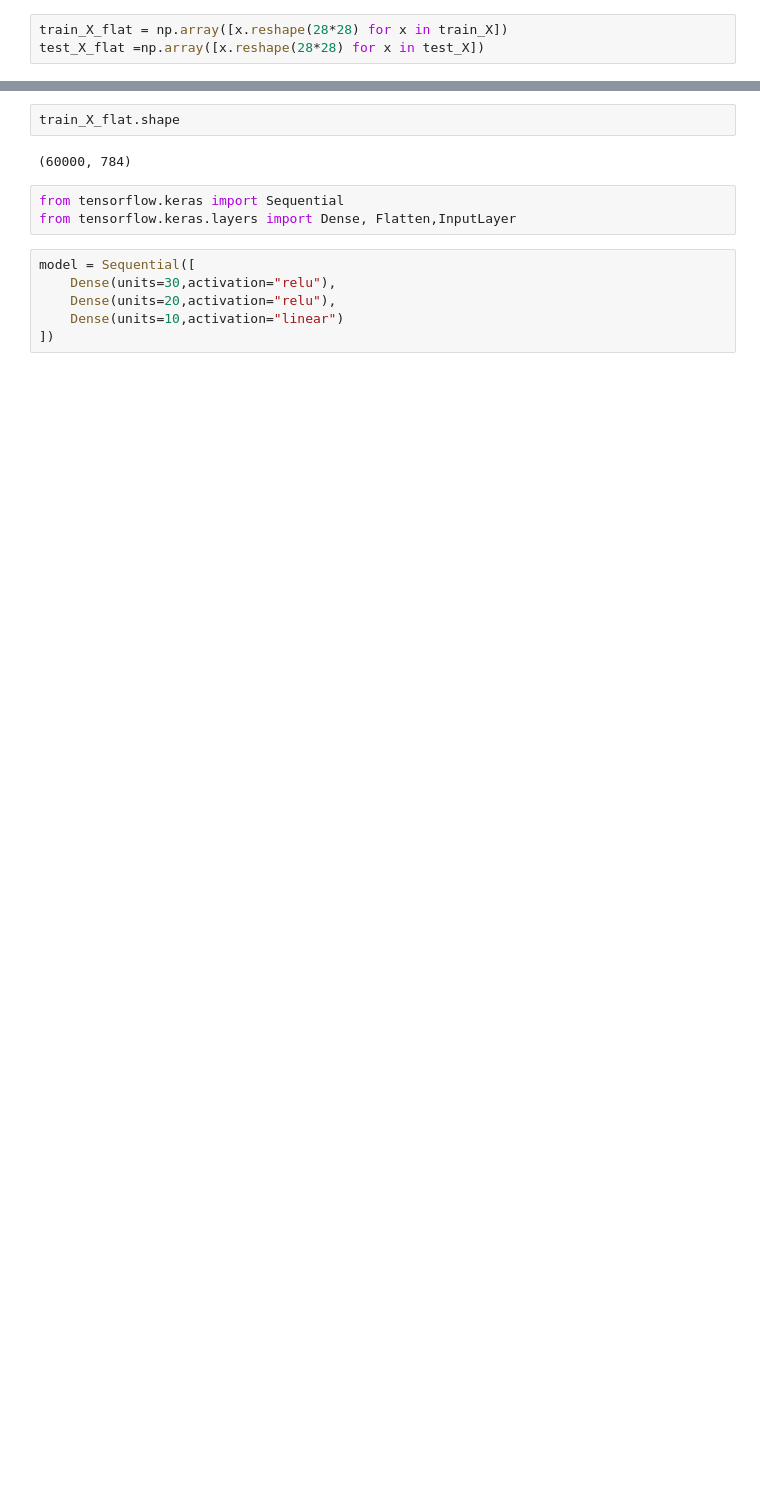
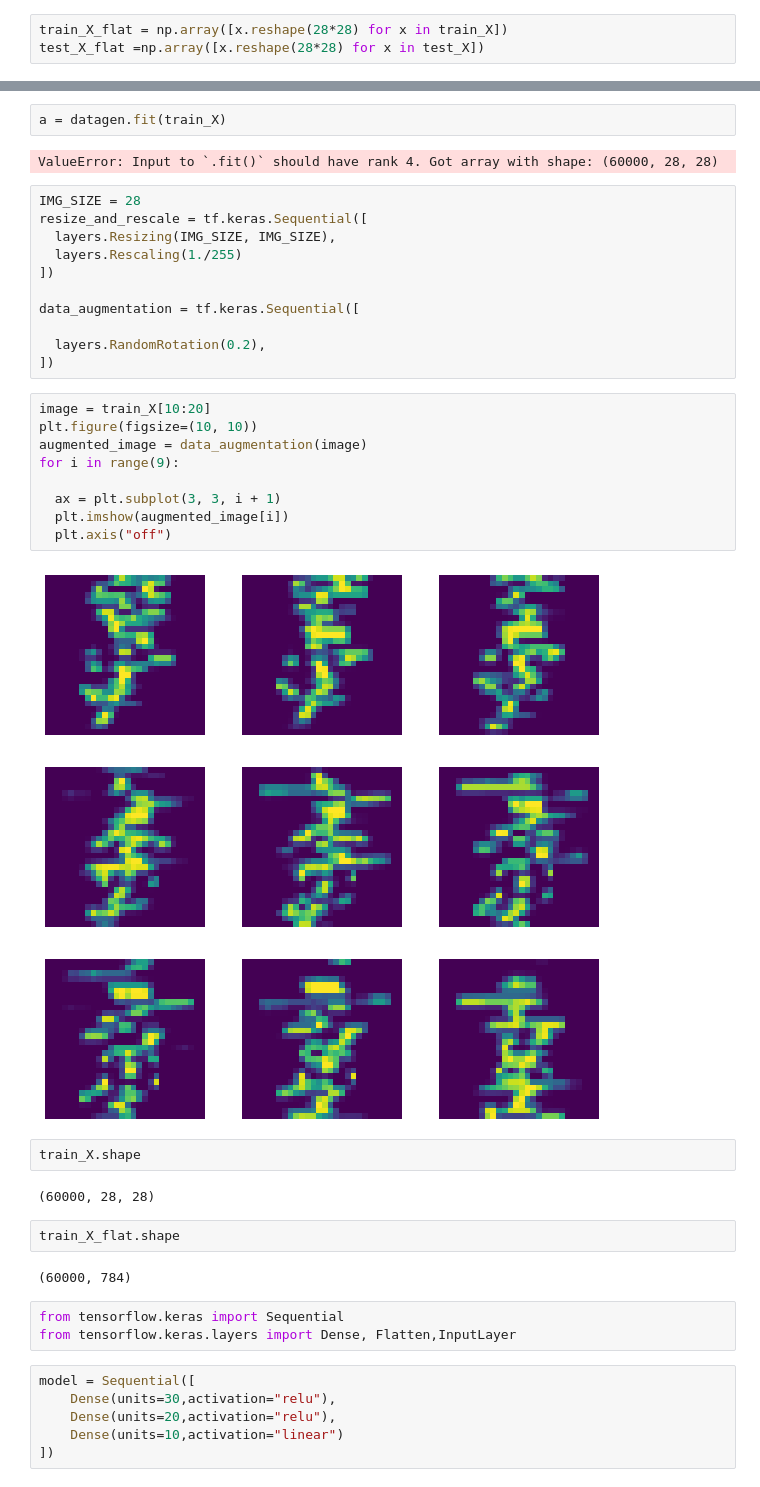
Before and after one commit to salihboraguder/machinelearningexercices, a Jupyter notebook: Digit Recognition.ipynb, the cells around one changed output, grey strips where cells are left out. Saved outputs shown, nothing was run; the diff lists cells and outputs as text; blank space fills up the shorter version.

```diff
--- a/Digit Recognition.ipynb
+++ b/Digit Recognition.ipynb
@@ -20,3 +26,33 @@ test_X_flat =np.array([x.reshape(28*28) for x in test_X])
+# %%
+a = datagen.fit(train_X)
+# %% [output]
+ValueError: Input to `.fit()` should have rank 4. Got array with shape: (60000, 28, 28)
+# %%
+IMG_SIZE = 28
+resize_and_rescale = tf.keras.Sequential([
+  layers.Resizing(IMG_SIZE, IMG_SIZE),
+  layers.Rescaling(1./255)
+])
+
+data_augmentation = tf.keras.Sequential([
+
+  layers.RandomRotation(0.2),
+])
+# %%
+image = train_X[10:20]
+plt.figure(figsize=(10, 10))
+augmented_image = data_augmentation(image)
+for i in range(9):
+
+  ax = plt.subplot(3, 3, i + 1)
+  plt.imshow(augmented_image[i])
+  plt.axis("off")
+# %% [output]
+[figure, added]
+# %%
+train_X.shape
+# %% [output]
+(60000, 28, 28)
 # %%
 train_X_flat.shape
 # %% [output]
```
Also changed, not shown: parts of 19 cells of this notebook.
